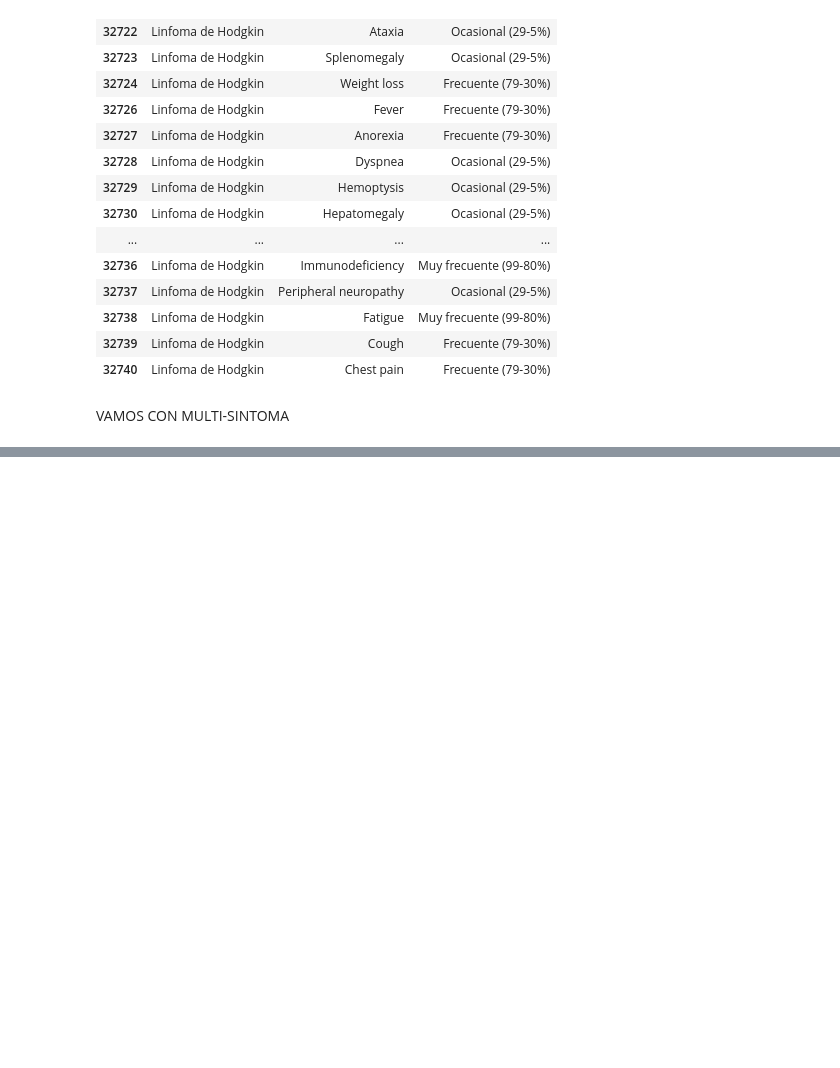
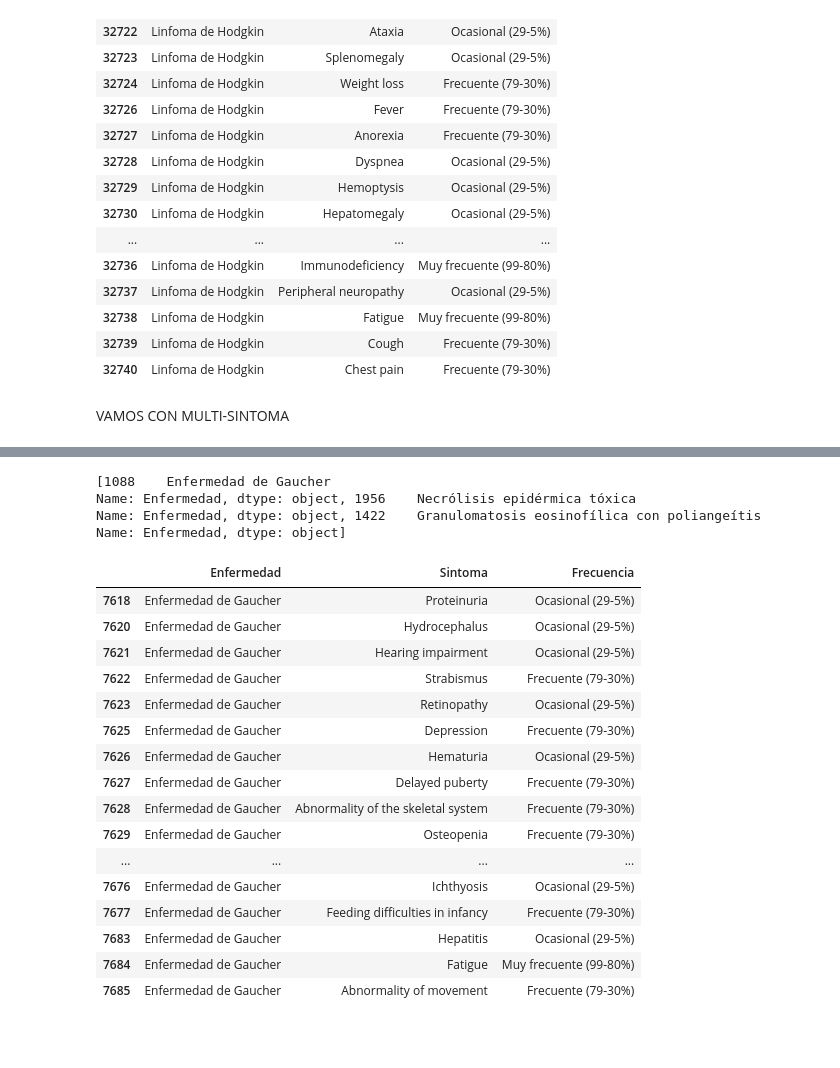
Before and after one commit to gpalomares2022/Kedro_real_project, a Jupyter notebook: notebooks/NotebookTFM16M.ipynb, the cells around one changed output, grey strips where cells are left out. Saved outputs shown, nothing was run; the diff lists cells and outputs as text; code cells hidden in the pictures; blank space fills up the shorter version.

```diff
--- a/notebooks/NotebookTFM16M.ipynb
+++ b/notebooks/NotebookTFM16M.ipynb
@@ -774,3 +752,30 @@ df_EnfeySinto_select[(df_EnfeySinto_select["Enfermedad"]=="Síndrome de Vici")]
+# %%
+print(saca_enfermedades (sintomas_comunes2,df_Enfermedades))
+# %% [output]
+[1088    Enfermedad de Gaucher
+Name: Enfermedad, dtype: object, 1956    Necrólisis epidérmica tóxica
+Name: Enfermedad, dtype: object, 1422    Granulomatosis eosinofílica con poliangeítis
+Name: Enfermedad, dtype: object]
+# %%
+df_EnfeySinto_select[(df_EnfeySinto_select["Enfermedad"]=="Enfermedad de Gaucher")]
+# %% [output]
+|  | Enfermedad | Sintoma | Frecuencia |
+| 7618 | Enfermedad de Gaucher | Proteinuria | Ocasional (29-5%) |
+| 7620 | Enfermedad de Gaucher | Hydrocephalus | Ocasional (29-5%) |
+| 7621 | Enfermedad de Gaucher | Hearing impairment | Ocasional (29-5%) |
+| 7622 | Enfermedad de Gaucher | Strabismus | Frecuente (79-30%) |
+| 7623 | Enfermedad de Gaucher | Retinopathy | Ocasional (29-5%) |
+| 7625 | Enfermedad de Gaucher | Depression | Frecuente (79-30%) |
+| 7626 | Enfermedad de Gaucher | Hematuria | Ocasional (29-5%) |
+| 7627 | Enfermedad de Gaucher | Delayed puberty | Frecuente (79-30%) |
+| 7628 | Enfermedad de Gaucher | Abnormality of the skeletal system | Frecuente (79-30%) |
+| 7629 | Enfermedad de Gaucher | Osteopenia | Frecuente (79-30%) |
+| ... | ... | ... | ... |
+| 7676 | Enfermedad de Gaucher | Ichthyosis | Ocasional (29-5%) |
+| 7677 | Enfermedad de Gaucher | Feeding difficulties in infancy | Frecuente (79-30%) |
+| 7683 | Enfermedad de Gaucher | Hepatitis | Ocasional (29-5%) |
+| 7684 | Enfermedad de Gaucher | Fatigue | Muy frecuente (99-80%) |
+| 7685 | Enfermedad de Gaucher | Abnormality of movement | Frecuente (79-30%) |
 # %%
 import pickle
 
```
Also changed, not shown: parts of 35 cells of this notebook.
